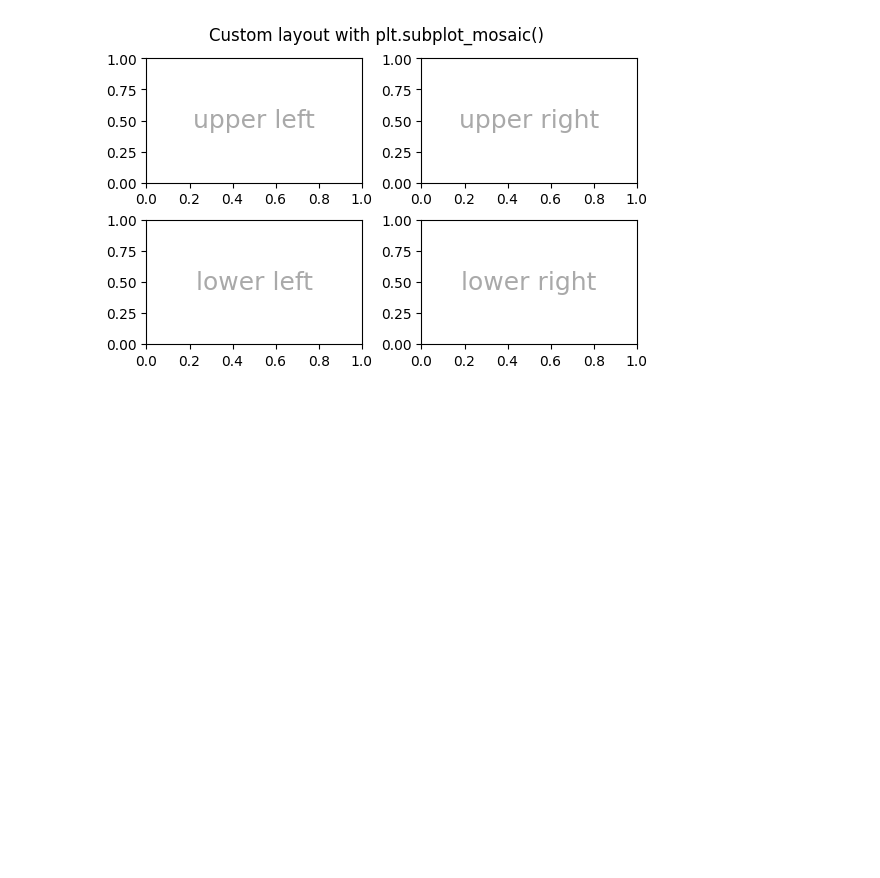
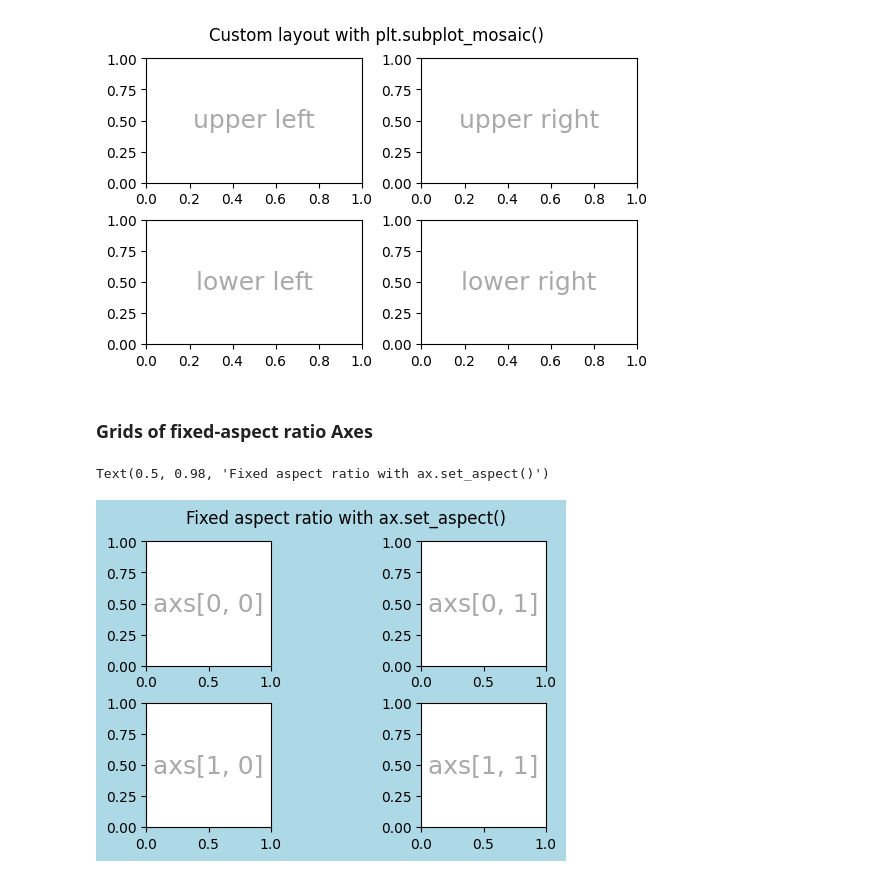
Before and after one commit to Jeremiah-Katumo/data-visualization, a Jupyter notebook: matplotlib/2-axes-and-subplots/2-arranging-multiple-axes.ipynb, the cells around one changed output. Cells and saved outputs as stored; diff of their text form; code cells hidden in the pictures; blank space fills up the shorter version.

Commit message:
grids

```diff
--- a/matplotlib/2-axes-and-subplots/2-arranging-multiple-axes.ipynb
+++ b/matplotlib/2-axes-and-subplots/2-arranging-multiple-axes.ipynb
@@ -76,3 +76,25 @@ fig.suptitle('Custom layout with plt.subplot_mosaic()')
 # %% [output]
 Text(0.5, 0.98, 'Custom layout with plt.subplot_mosaic()')
 [figure]
+# %% [markdown]
+### Grids of fixed-aspect ratio Axes
+# %%
+fig, axs = plt.subplots(2,2, figsize=(5.5, 3.5), layout="constrained", facecolor='lightblue')
+
+axs = np.array(axs)
+for ax in axs.flat:
+    ax.set_aspect('equal', adjustable='box')
+    rows, cols = axs.shape
+    # rowNum, colNum = np.where(axs == ax)
+    rowNum, colNum = np.argwhere(axs == ax)[0]
+    ax.rowNum = rowNum
+    ax.colNum = colNum
+    ax.annotate(f'axs[{rowNum}, {colNum}]', (0.5, 0.5),
+                transform=ax.transAxes,
+                ha='center', va='center', fontsize=18,
+                color='darkgrey')
+
+fig.suptitle('Fixed aspect ratio with ax.set_aspect()')
+# %% [output]
+Text(0.5, 0.98, 'Fixed aspect ratio with ax.set_aspect()')
+[figure, added]
```
Also changed, not shown: parts of 17 cells of this notebook.
